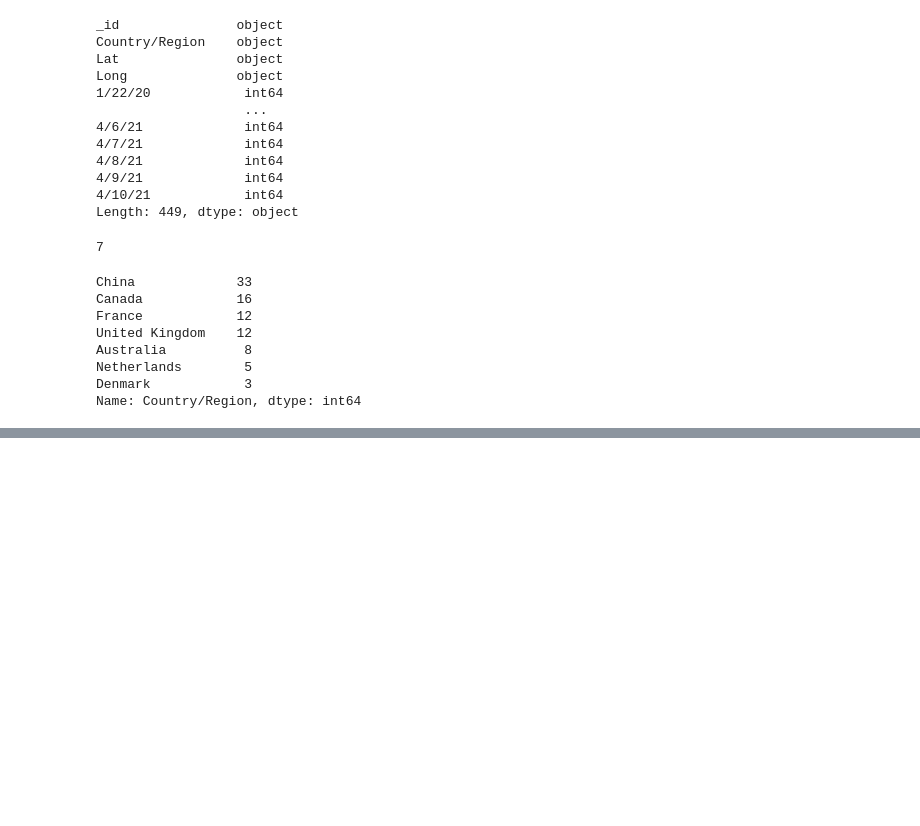
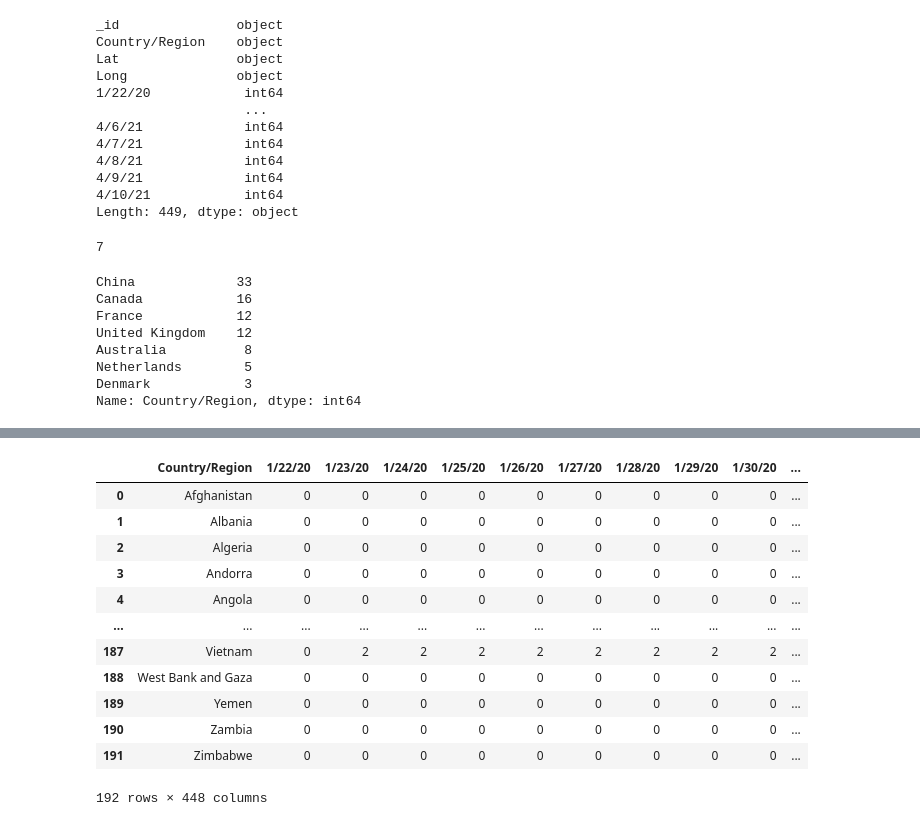
Before and after one commit to BorjaEACode/Mid_Course_Project, a Jupyter notebook: limpieza.ipynb, the cells around one changed output, grey strips where cells are left out. Drawn from its saved outputs; the diff is of its cells as text; code cells hidden in the pictures; blank space fills up the shorter version.

```diff
--- a/limpieza.ipynb
+++ b/limpieza.ipynb
@@ -173,0 +276,9 @@ SyntaxError: invalid syntax (147649987.py, line 1)
+# %%
+#Australia 1
+for i in range(8,14):
+    data_aux = data_aux.drop(index=i)
+# %%
+#Australia 2
+data_aux = data_aux.drop(index=15)
+# %%
+data_aux = data_aux.reset_index(drop=True)
@@ -173,0 +301,20 @@ SyntaxError: invalid syntax (147649987.py, line 1)
+# %%
+#Ahora añado lat y lon de data_aux a data_cleanish
+data_cleanish["Lat"] = data_aux["Lat"]
+data_cleanish["Long"] = data_aux["Long"]
+# %%
+data_cleanish
+# %% [output]
+|  | Country/Region | 1/22/20 | 1/23/20 | 1/24/20 | 1/25/20 | 1/26/20 | 1/27/20 | 1/28/20 | 1/29/20 | 1/30/20 | ... |
+| 0 | Afghanistan | 0 | 0 | 0 | 0 | 0 | 0 | 0 | 0 | 0 | ... |
+| 1 | Albania | 0 | 0 | 0 | 0 | 0 | 0 | 0 | 0 | 0 | ... |
+| 2 | Algeria | 0 | 0 | 0 | 0 | 0 | 0 | 0 | 0 | 0 | ... |
+| 3 | Andorra | 0 | 0 | 0 | 0 | 0 | 0 | 0 | 0 | 0 | ... |
+| 4 | Angola | 0 | 0 | 0 | 0 | 0 | 0 | 0 | 0 | 0 | ... |
+| ... | ... | ... | ... | ... | ... | ... | ... | ... | ... | ... | ... |
+| 187 | Vietnam | 0 | 2 | 2 | 2 | 2 | 2 | 2 | 2 | 2 | ... |
+| 188 | West Bank and Gaza | 0 | 0 | 0 | 0 | 0 | 0 | 0 | 0 | 0 | ... |
+| 189 | Yemen | 0 | 0 | 0 | 0 | 0 | 0 | 0 | 0 | 0 | ... |
+| 190 | Zambia | 0 | 0 | 0 | 0 | 0 | 0 | 0 | 0 | 0 | ... |
+| 191 | Zimbabwe | 0 | 0 | 0 | 0 | 0 | 0 | 0 | 0 | 0 | ... |
+192 rows × 448 columns
```
Also changed, not shown: parts of 29 cells of this notebook.
